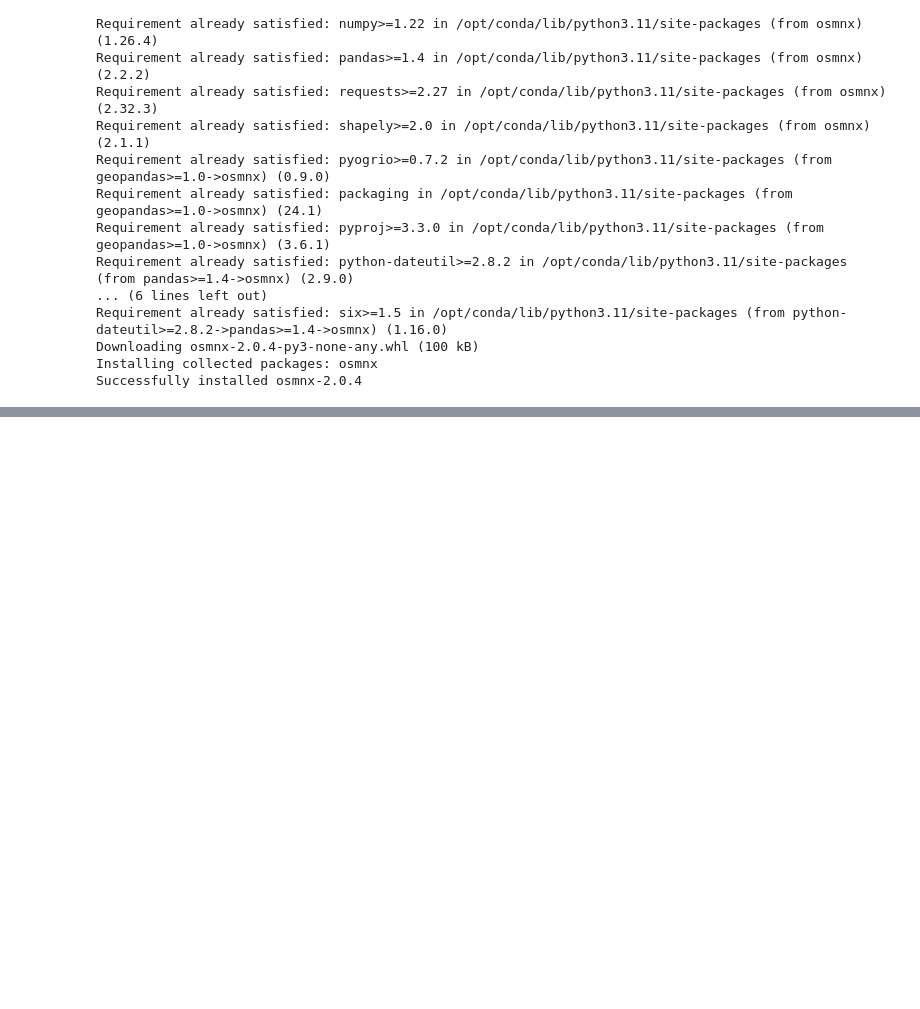
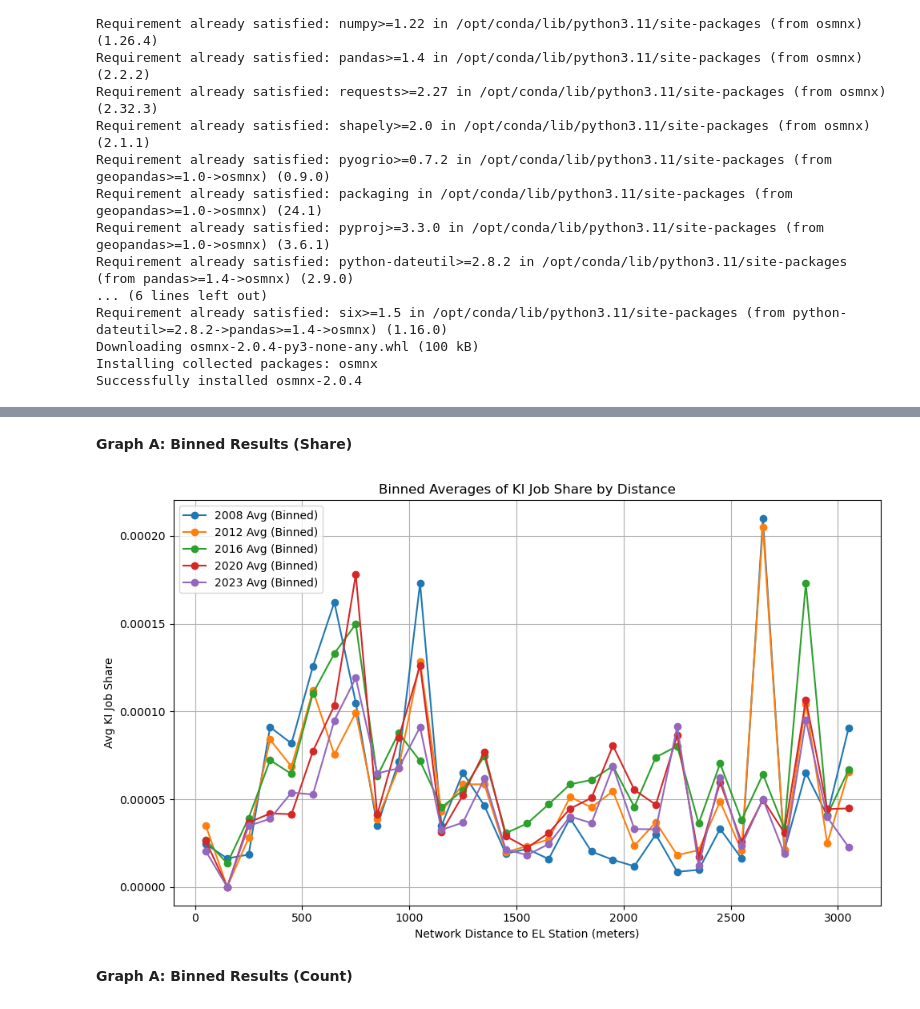
Before and after one commit to hanxiang270/Dissertation, a Jupyter notebook: HTS.ipynb, the cells around one changed output, grey strips where cells are left out. Saved outputs shown, nothing was run; the diff lists cells and outputs as text; code cells hidden in the pictures; blank space fills up the shorter version.

```diff
--- a/HTS.ipynb
+++ b/HTS.ipynb
@@ -1593,0 +1497,5 @@ NameError: name 'lsoa_ncaz' is not defined
+# %%
+crossrail_stations_ncaz_ncw = crossrail_stations[
+    (crossrail_stations['caz'] == 0) & (crossrail_stations['name'] != 'Canary Wharf')
+].to_crs('EPSG:27700')
+buffered_ncaz_ncw = crossrail_stations_ncaz_ncw.geometry.unary_union.buffer(3200)
@@ -1593,0 +1510,14 @@ NameError: name 'lsoa_ncaz' is not defined
+# %%
+# Extract coordinates of centroids
+x = lsoa_ncaz['centroid'].x.values
+y = lsoa_ncaz['centroid'].y.values
+
+# Use vectorized nearest node lookup
+lsoa_ncaz['nearest_node'] = ox.distance.nearest_nodes(london_walk_ncaz_ncw, x, y)
+# %%
+# Get nearest nodes for stations
+crossrail_stations_ncaz_ncw = crossrail_stations_ncaz_ncw.to_crs('EPSG:27700')
+crossrail_stations_ncaz_ncw['nearest_node'] = crossrail_stations_ncaz_ncw.geometry.apply(
+    lambda x: ox.nearest_nodes(london_walk_ncaz_ncw, x.x, x.y)
+)
+station_nodes_ncw = crossrail_stations_ncaz_ncw['nearest_node'].unique()
@@ -1593,0 +1526,10 @@ NameError: name 'lsoa_ncaz' is not defined
+# %%
+# Compute shortest path lengths from stations to all nodes
+
+lengths_from_stations = {}
+for station_node in station_nodes_ncw:  # Iterate over individual nodes
+    lengths = nx.single_source_dijkstra_path_length(london_walk_ncaz_ncw, station_node, weight='length')
+    for target_node, dist in lengths.items():
+        if target_node not in lengths_from_stations:
+            lengths_from_stations[target_node] = []
+        lengths_from_stations[target_node].append(dist)
@@ -1593,0 +1540,2 @@ NameError: name 'lsoa_ncaz' is not defined
+# %% [markdown]
+**Graph A: Binned Results (Share)**
@@ -1593,0 +1548,18 @@ NameError: name 'lsoa_ncaz' is not defined
+# %%
+plt.figure(figsize=(10, 6))
+plt.plot(bin_avg['bin_mid'], bin_avg['share_09'], 'o-', label='2008 Avg (Binned)')
+plt.plot(bin_avg['bin_mid'], bin_avg['share_12'], 'o-', label='2012 Avg (Binned)')
+plt.plot(bin_avg['bin_mid'], bin_avg['share_16'], 'o-', label='2016 Avg (Binned)')
+plt.plot(bin_avg['bin_mid'], bin_avg['share_20'], 'o-', label='2020 Avg (Binned)')
+plt.plot(bin_avg['bin_mid'], bin_avg['share_23'], 'o-', label='2023 Avg (Binned)')
+plt.xlabel('Network Distance to EL Station (meters)')
+plt.ylabel('Avg KI Job Share')
+plt.title('Binned Averages of KI Job Share by Distance')
+plt.legend()
+plt.grid(True)
+plt.tight_layout()
+plt.show()
+# %% [output]
+[figure, added]
+# %% [markdown]
+**Graph A: Binned Results (Count)**
```
Also changed, not shown: parts of 42 cells of this notebook, 1 other file.
